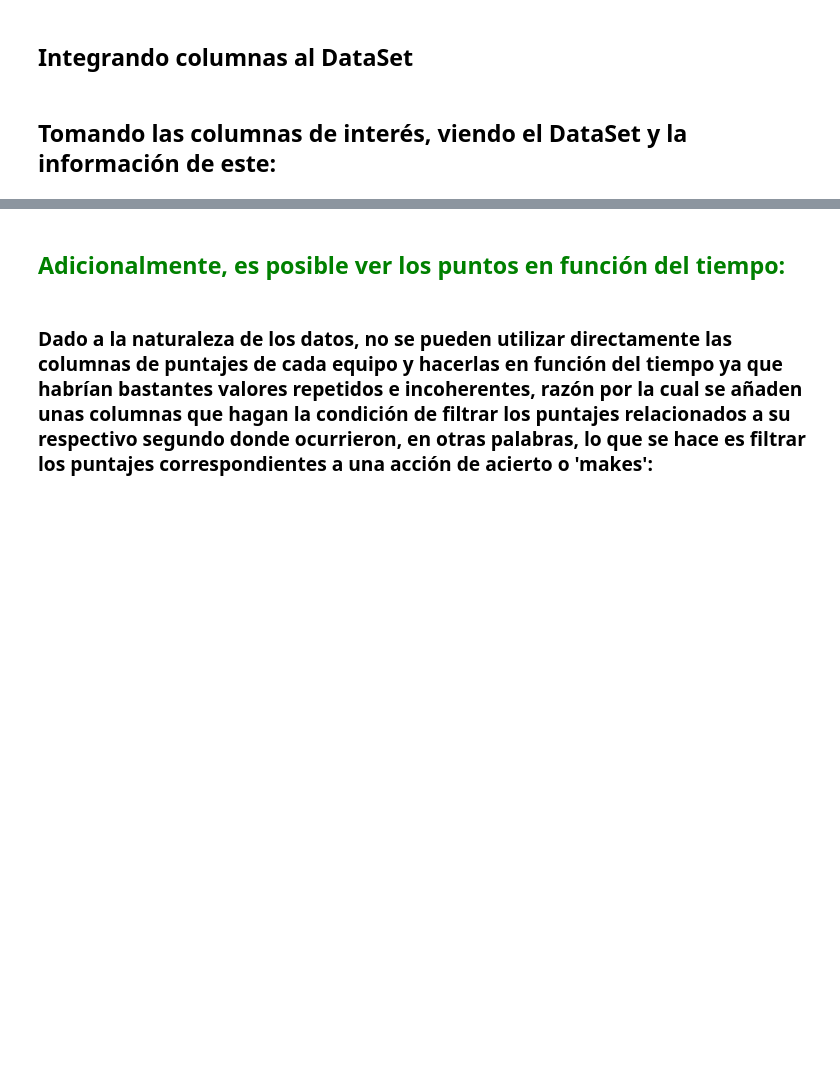
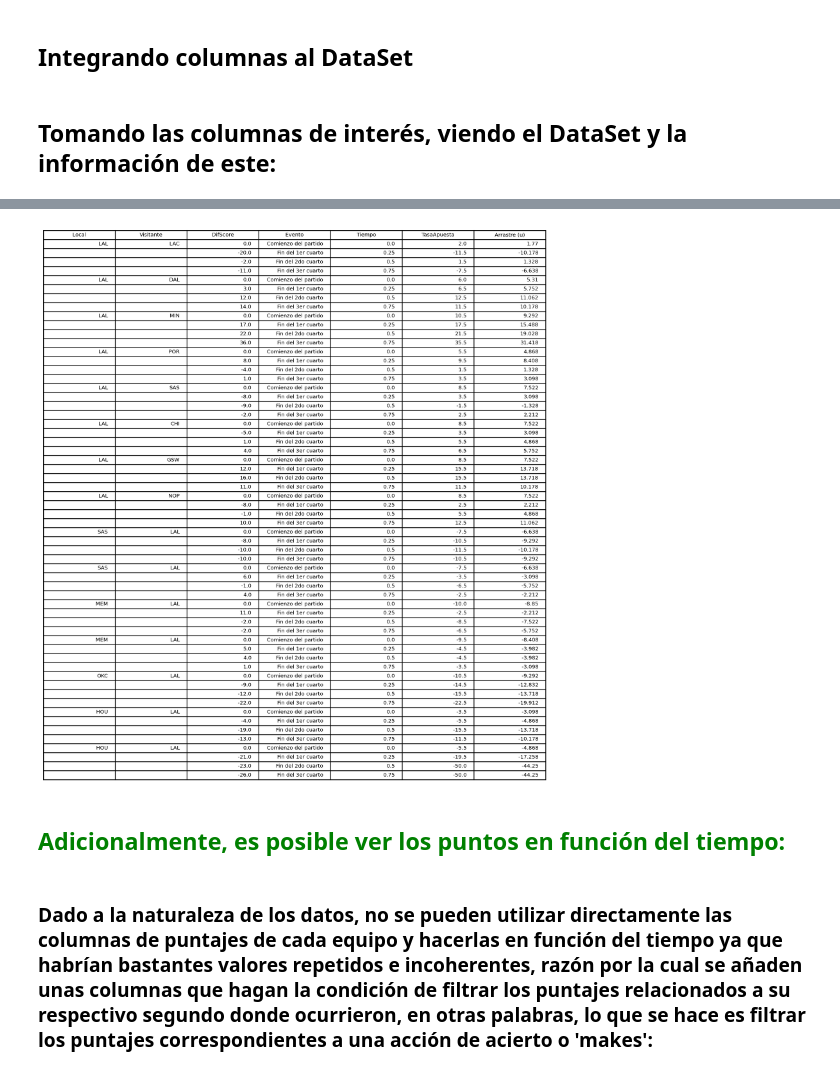
Before and after one commit to sarodriguezme/Proyecto-M.-Estad-stica, a Jupyter notebook: Proyecto_NBA.ipynb, the cells around one changed output, grey strips where cells are left out. Drawn from its saved outputs; the diff is of its cells as text; code cells hidden in the pictures; blank space fills up the shorter version.

```diff
--- a/Proyecto_NBA.ipynb
+++ b/Proyecto_NBA.ipynb
@@ -369,3 +418,16 @@ DF
+# %%
+df=DF
+# %%
+fig, ax =plt.subplots(figsize=(12,4))
+ax.axis('tight')
+ax.axis('off')
+the_table = ax.table(cellText=df.values,colLabels=df.columns,loc='center')
+
+pp = PdfPages("Table.pdf")
+pp.savefig(fig, bbox_inches='tight')
+pp.close()
+# %% [output]
+[figure, added]
 # %% [markdown]
 ## <span style="color:green">Adicionalmente, es posible ver los puntos en función del tiempo:
 # %% [markdown]
```
Also changed, not shown: parts of 15 cells of this notebook.
